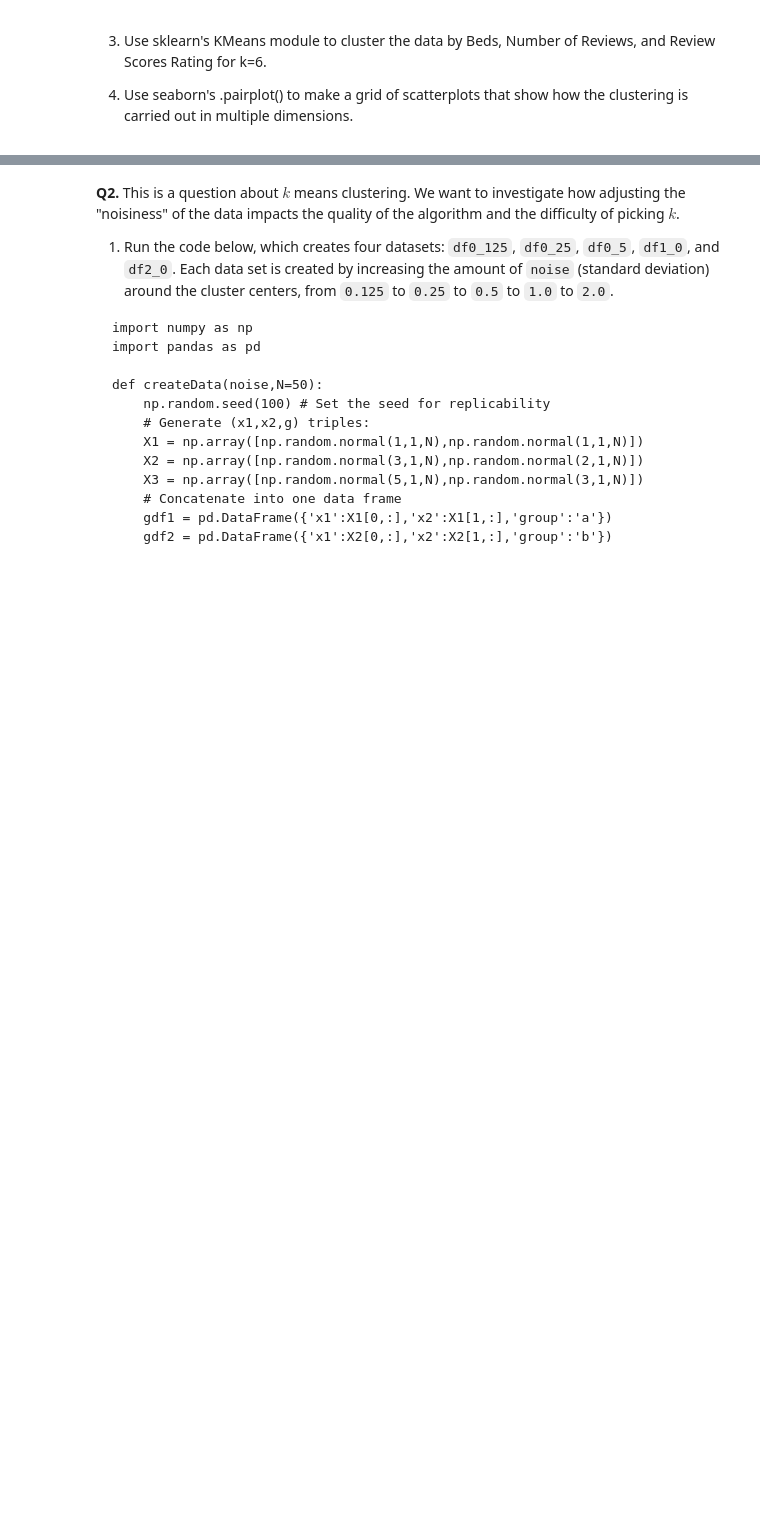
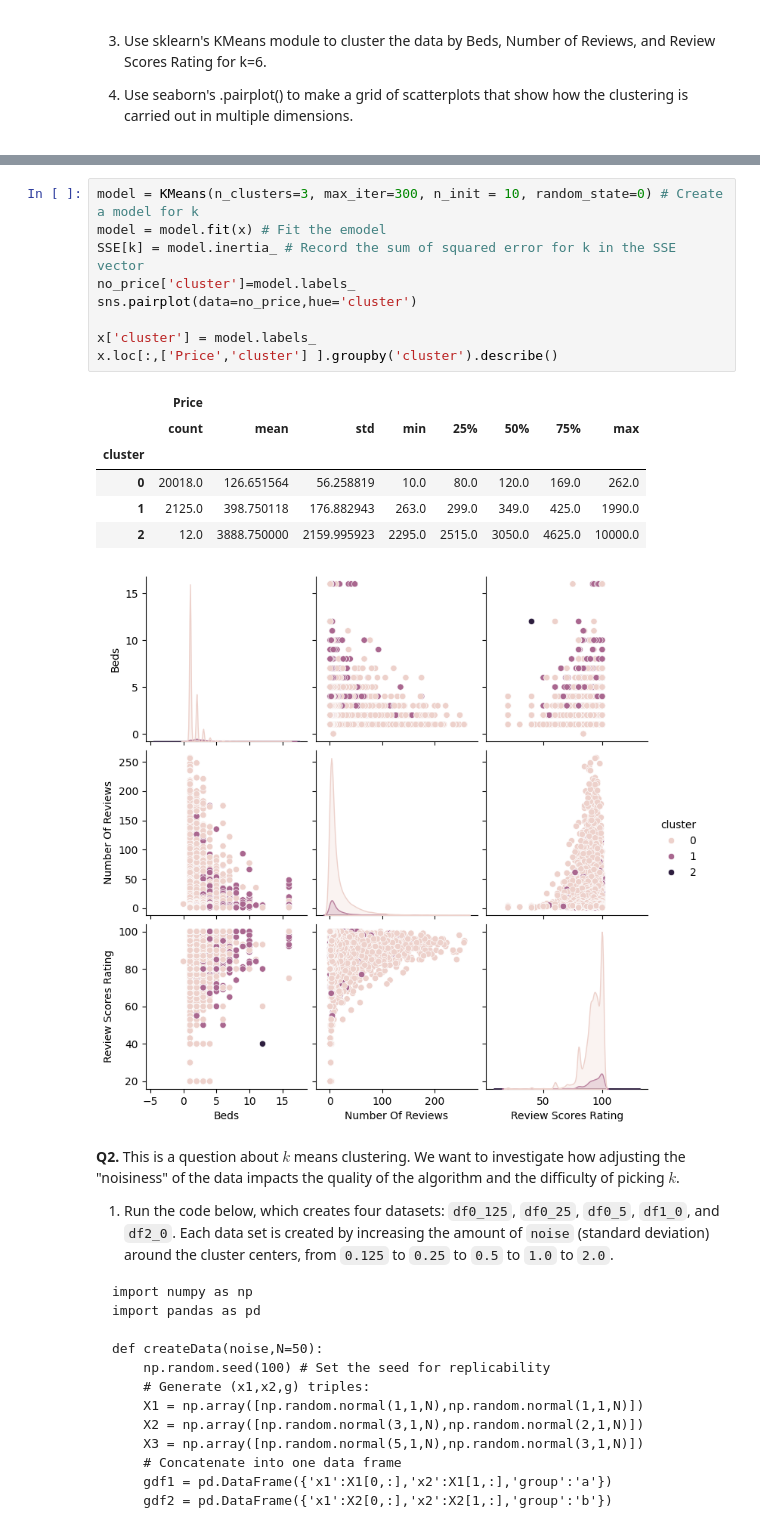
Before and after one commit to cwynne12/kmc, a Jupyter notebook: assignment_kmc.ipynb, the cells around one changed output, grey strips where cells are left out. Drawn from its saved outputs; the diff is of its cells as text; blank space fills up the shorter version.

```diff
--- a/assignment_kmc.ipynb
+++ b/assignment_kmc.ipynb
@@ -205,3 +205,20 @@ scree_plot = sns.lineplot(x=k_grid, y=SSE).set_title('Scree Plot') # Create scre
+# %%
+model = KMeans(n_clusters=3, max_iter=300, n_init = 10, random_state=0) # Create a model for k
+model = model.fit(x) # Fit the emodel
+SSE[k] = model.inertia_ # Record the sum of squared error for k in the SSE vector
+no_price['cluster']=model.labels_
+sns.pairplot(data=no_price,hue='cluster')
+
+x['cluster'] = model.labels_
+x.loc[:,['Price','cluster'] ].groupby('cluster').describe()
+# %% [output]
+|  | Price |  |  |  |  |  |  |  |
+|  | count | mean | std | min | 25% | 50% | 75% | max |
+| cluster |  |  |  |  |  |  |  |  |
+| 0 | 20018.0 | 126.651564 | 56.258819 | 10.0 | 80.0 | 120.0 | 169.0 | 262.0 |
+| 1 | 2125.0 | 398.750118 | 176.882943 | 263.0 | 299.0 | 349.0 | 425.0 | 1990.0 |
+| 2 | 12.0 | 3888.750000 | 2159.995923 | 2295.0 | 2515.0 | 3050.0 | 4625.0 | 10000.0 |
+[figure, added]
 # %% [markdown]
 **Q2.** This is a question about $k$ means clustering. We want to investigate how adjusting the "noisiness" of the data impacts the quality of the algorithm and the difficulty of picking $k$.
 
```
Also changed, not shown: parts of 10 cells of this notebook.
